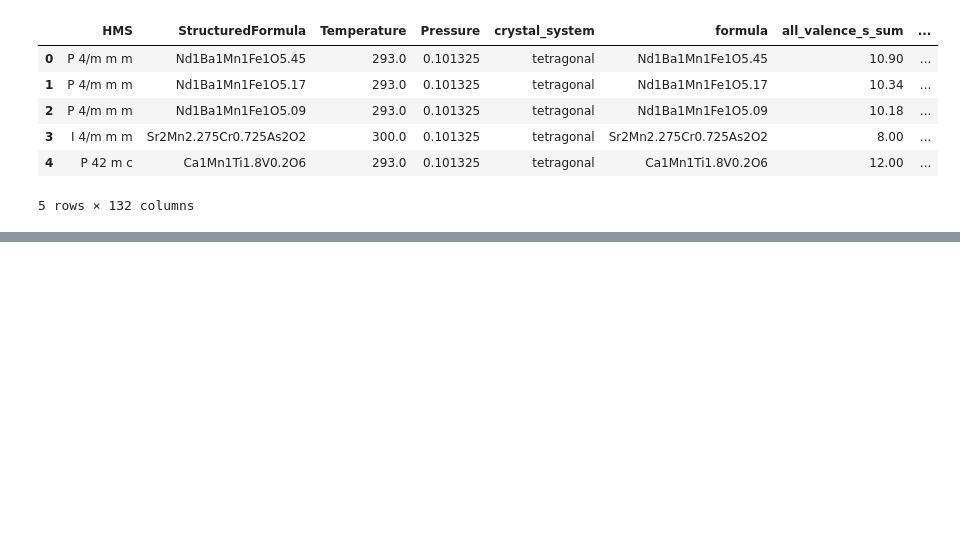
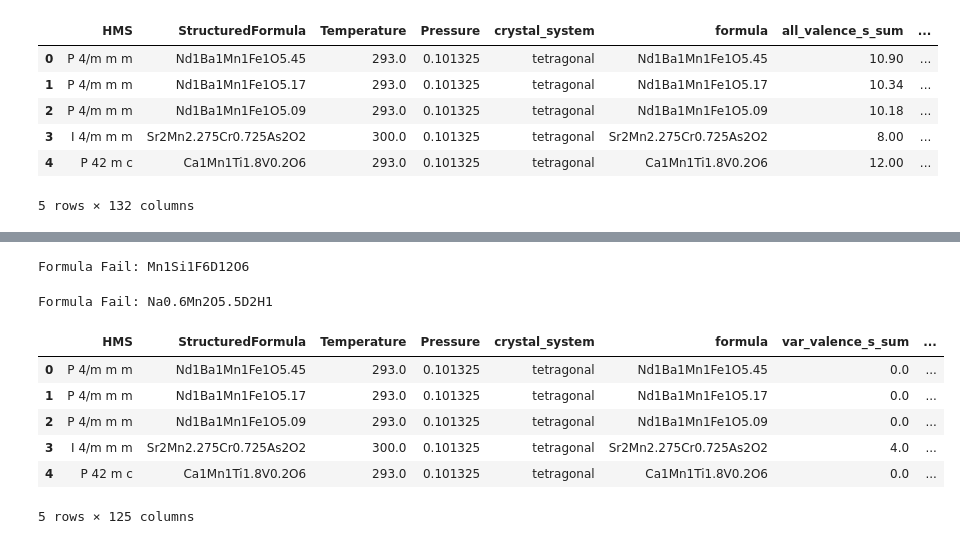
Before and after one commit to RedHorizonss/apprOXimate, a Jupyter notebook: using_approximate.ipynb, the cells around one changed output, grey strips where cells are left out. Cells and saved outputs as stored; diff of their text form; code cells hidden in the pictures; blank space fills up the shorter version.

```diff
--- a/using_approximate.ipynb
+++ b/using_approximate.ipynb
@@ -84,7 +84,7 @@ extractor.get_features("Li2MnO3")
 # %%
 from mendeleev import element
 
-formula = "NaFe0.5Co0.5O2"
+formula = "NaFe0.3Co0.7O2"
 
 approx = ApprOXimate()
 
@@ -220,3 +220,10 @@ Formula Fail: Na0.6Mn2O5.5D2H1
 5 rows × 132 columns
 # %%
 df_feat.to_csv('ICSD_featurised_data.csv', index=False)
+# %%
+import pandas as pd
+from approx.approximate import *
+
+icsd_df = pd.read_csv("ICSD_CrystStruc_DATA_cleaned.csv")
+
+icsd_df
@@ -222,0 +274,50 @@ df_feat.to_csv('ICSD_featurised_data.csv', index=False)
+# %%
+def charge_balance_ok(formula):
+    try:
+        approx.charge_balance(formula, return_format='string')
+        return True
+    except Exception:
+        return False
+
+mask = icsd_df['StructuredFormula'].apply(charge_balance_ok)
+icsd_df = icsd_df[mask].reset_index(drop=True)
+# %%
+from tqdm import tqdm
+
+def featurize_df(df, extractor, formula_col="Compound"):
+    feature_rows = []
+    valid_indices = []
+
+    for idx, f in tqdm(df[formula_col].items(), desc="Feat compounds"):
+        try:
+            feats = extractor.get_features(f)
+            feature_rows.append(feats)
+            valid_indices.append(idx)
+        except Exception as e:
+            print("Formula Fail:", f)
+
+    feat_df = pd.DataFrame(feature_rows, index=valid_indices)
+
+    # Keep only rows that featurized successfully
+    df_valid = df.loc[valid_indices]
+
+    return df_valid.join(feat_df)
+
+# Initialize modules
+approx = ApprOXimate()
+ptable = fetch_table("elements")
+extractor = MaterialFeatureExtractor(approx, ptable, mode="var")
+
+# Run featurization
+df_feat = featurize_df(icsd_df, extractor, formula_col="StructuredFormula")
+df_feat.head()
+# %% [output]
+Formula Fail: Mn1Si1F6D12O6
+Formula Fail: Na0.6Mn2O5.5D2H1
+|  | HMS | StructuredFormula | Temperature | Pressure | crystal_system | formula | var_valence_s_sum | ... |
+| 0 | P 4/m m m | Nd1Ba1Mn1Fe1O5.45 | 293.0 | 0.101325 | tetragonal | Nd1Ba1Mn1Fe1O5.45 | 0.0 | ... |
+| 1 | P 4/m m m | Nd1Ba1Mn1Fe1O5.17 | 293.0 | 0.101325 | tetragonal | Nd1Ba1Mn1Fe1O5.17 | 0.0 | ... |
+| 2 | P 4/m m m | Nd1Ba1Mn1Fe1O5.09 | 293.0 | 0.101325 | tetragonal | Nd1Ba1Mn1Fe1O5.09 | 0.0 | ... |
+| 3 | I 4/m m m | Sr2Mn2.275Cr0.725As2O2 | 300.0 | 0.101325 | tetragonal | Sr2Mn2.275Cr0.725As2O2 | 4.0 | ... |
+| 4 | P 42 m c | Ca1Mn1Ti1.8V0.2O6 | 293.0 | 0.101325 | tetragonal | Ca1Mn1Ti1.8V0.2O6 | 0.0 | ... |
+5 rows × 125 columns
```
Also changed, not shown: parts of 7 cells of this notebook, 5 other files.
